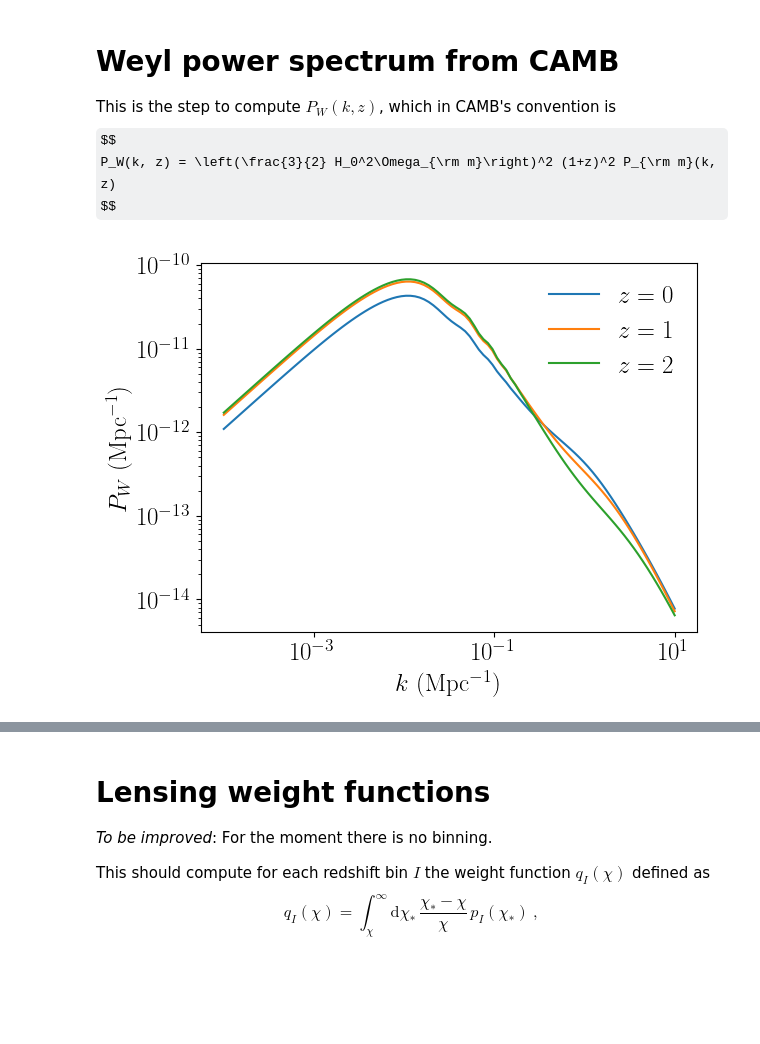
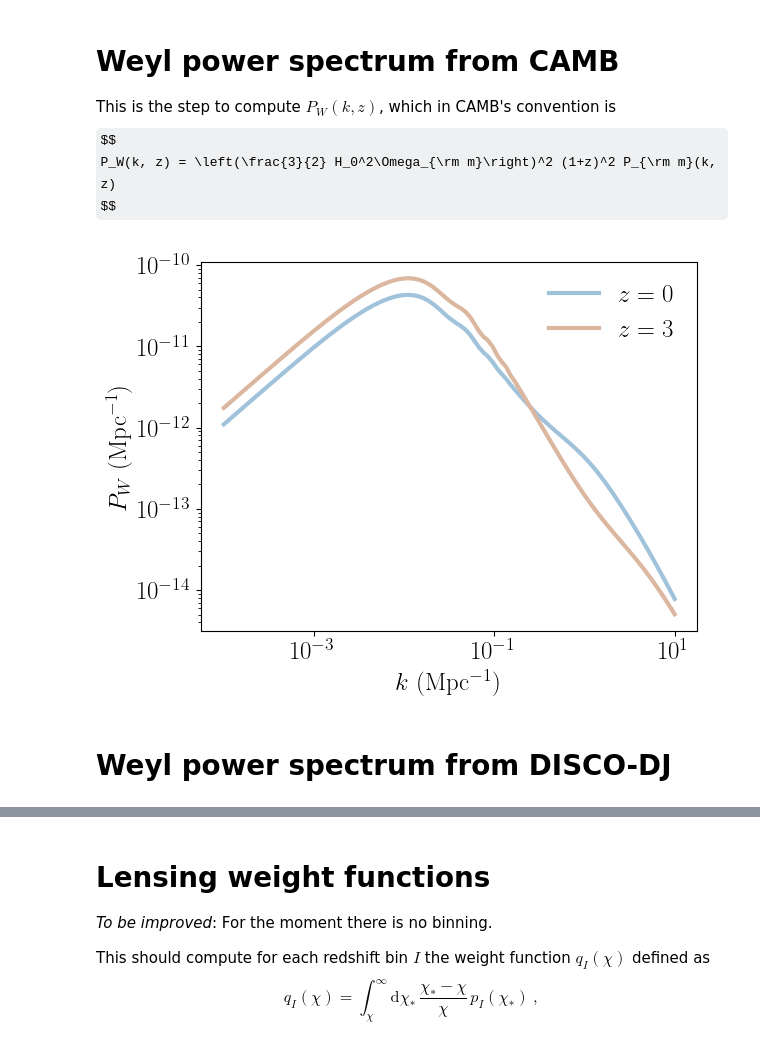
Before and after one commit to nataliehogg/focsle, a Jupyter notebook: notebooks/cosmic_shear_disco.ipynb, the cells around one changed output, grey strips where cells are left out. Cells and saved outputs as stored; diff of their text form; code cells hidden in the pictures; some formulas as TeX source; blank space fills up the shorter version.

Commit message:
first attempt Weyl PS from DISCO-DJ

```diff
--- a/notebooks/cosmic_shear_disco.ipynb
+++ b/notebooks/cosmic_shear_disco.ipynb
@@ -6,13 +8,9 @@ This is an example notebook for the computation of the cosmic shear correlation
 # Load packages, including CAMB
 %matplotlib inline
 import sys, platform, os
-import matplotlib
 import matplotlib.pyplot as plt
-# Use TeX
-from matplotlib import rc
-rc('text', usetex=True)
-rc('font', family='serif')
-matplotlib.rcParams.update({'font.size': 18})
+
+plt.style.use('sanglier')
 
 #from scipy import constants, special, integrate, stats
 import numpy as np
@@ -26,6 +24,7 @@ camb_path = os.path.realpath(os.path.join(os.getcwd(),'..'))
 sys.path.insert(0,camb_path)
 import camb
 from camb import model, initialpower
+from camb.correlations import cl2corr
 print('Using CAMB %s installed at %s'%(camb.__version__,os.path.dirname(camb.__file__)))
 # %% [output]
 Using CAMB 1.5.4 installed at /home/nataliehogg/anaconda3/lib/python3.11/site-packages/camb
@@ -73,12 +74,13 @@ hubble_units=False, k_hunit=False, var1=model.Transfer_Weyl, var2=model.Transfer
 # %%
 k = np.logspace(-4, 1, 100)
 
-zplot = [0, 1, 2]
+zplot = [0, 3]
 for z in zplot:
-    plt.loglog(k, Weyl_power_spectra.P(z,k))
-#plt.xlim([1e-4,1e4])
+    plt.loglog(k, Weyl_power_spectra.P(z,k), lw=3)
 plt.xlabel('$k$ (Mpc$^{-1}$)')
 plt.ylabel('$P_W$ (Mpc$^{-1}$)')
 plt.legend(['$z=%s$'%z for z in zplot], frameon=False);
 # %% [output]
-[figure, old version]
+[figure, new version]
+# %% [markdown]
+# Weyl power spectrum from DISCO-DJ
```
Also changed, not shown: parts of 19 cells of this notebook.
